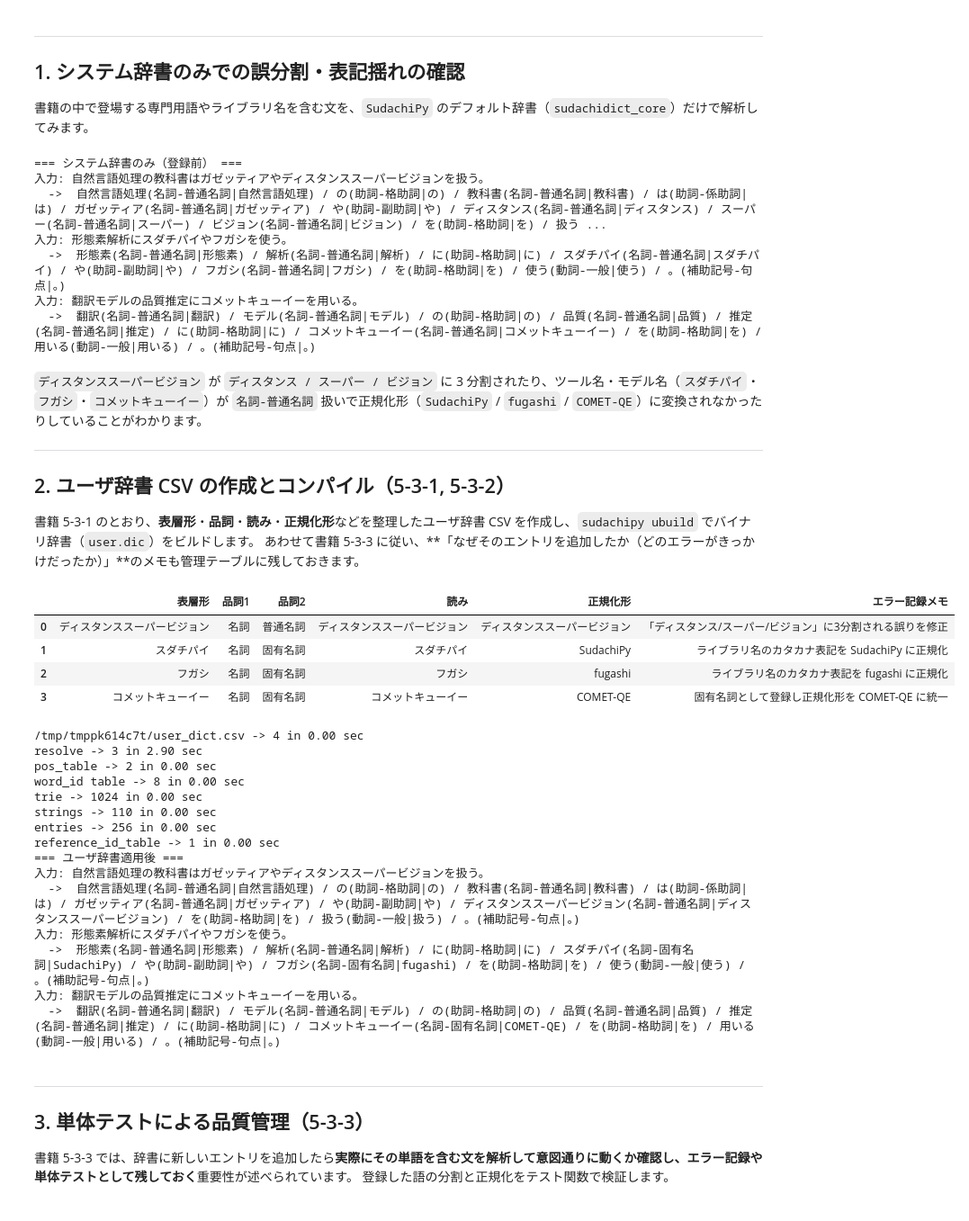
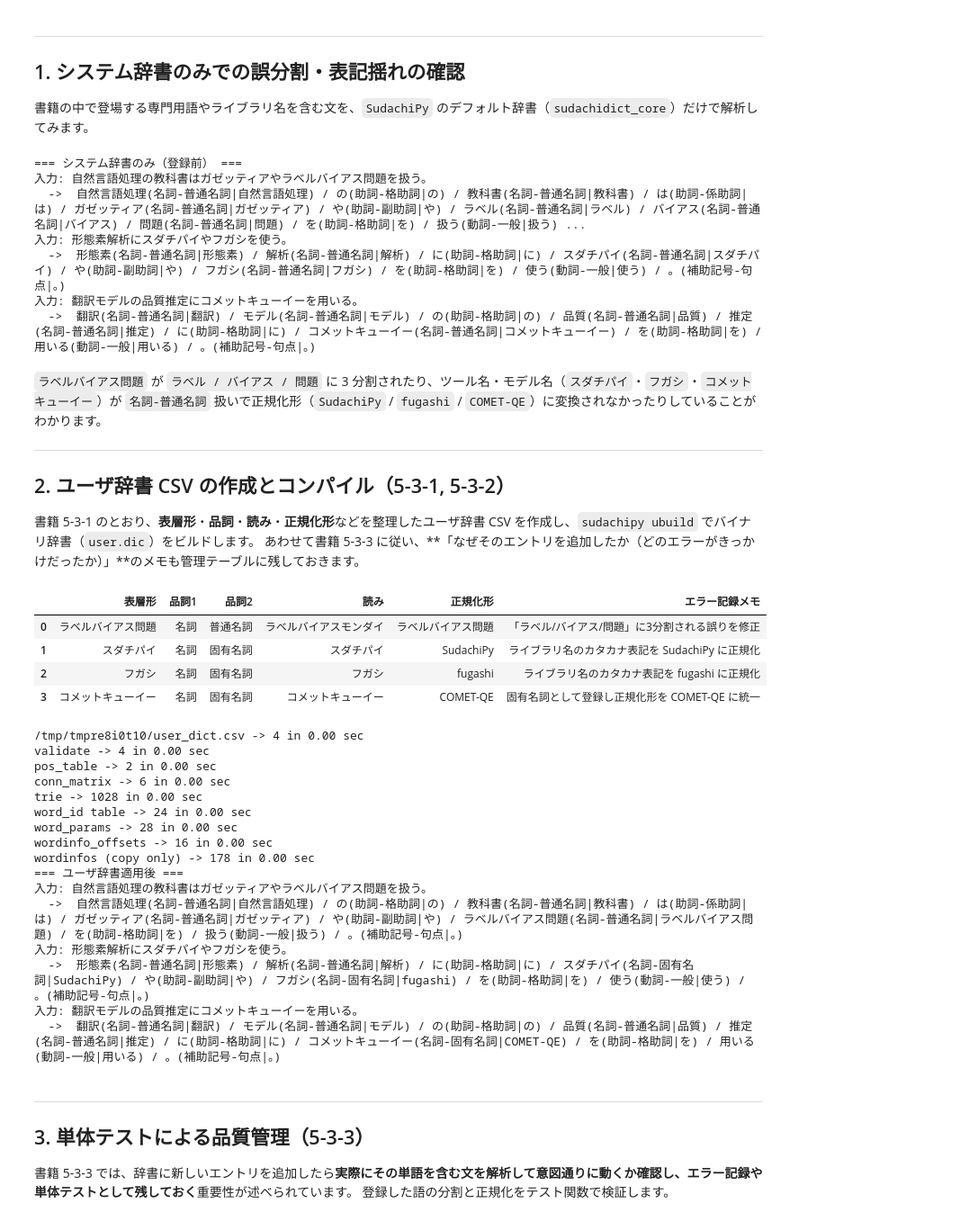
Before and after one commit to mamorlis/nlpbook, a Jupyter notebook: notebooks/ch5_dictionary.ipynb, the cells around one changed output. Shown at 90% size. Drawn from its saved outputs; the diff is of its cells as text; code cells hidden in the pictures.

```diff
--- a/notebooks/ch5_dictionary.ipynb
+++ b/notebooks/ch5_dictionary.ipynb
@@ -49,10 +28,10 @@ from sudachipy import dictionary, tokenizer
 
 書籍の中で登場する専門用語やライブラリ名を含む文を、`SudachiPy` のデフォルト辞書（`sudachidict_core`）だけで解析してみます。
 # %%
-sys_tokenizer = dictionary.Dictionary().tokenizer()
+sys_tokenizer = dictionary.Dictionary().create()
 
 test_sentences = [
-    "自然言語処理の教科書はガゼッティアやディスタンススーパービジョンを扱う。",
+    "自然言語処理の教科書はガゼッティアやラベルバイアス問題を扱う。",
     "形態素解析にスダチパイやフガシを使う。",
     "翻訳モデルの品質推定にコメットキューイーを用いる。",
 ]
@@ -68,14 +47,14 @@ print("=== システム辞書のみ（登録前） ===")
 show_tokens(sys_tokenizer, test_sentences)
 # %% [output]
 === システム辞書のみ（登録前） ===
-入力: 自然言語処理の教科書はガゼッティアやディスタンススーパービジョンを扱う。
-  ->  自然言語処理(名詞-普通名詞|自然言語処理) / の(助詞-格助詞|の) / 教科書(名詞-普通名詞|教科書) / は(助詞-係助詞|は) / ガゼッティア(名詞-普通名詞|ガゼッティア) / や(助詞-副助詞|や) / ディスタンス(名詞-普通名詞|ディスタンス) / スーパー(名詞-普通名詞|スーパー) / ビジョン(名詞-普通名詞|ビジョン) / を(助詞-格助詞|を) / 扱う ...
+入力: 自然言語処理の教科書はガゼッティアやラベルバイアス問題を扱う。
+  ->  自然言語処理(名詞-普通名詞|自然言語処理) / の(助詞-格助詞|の) / 教科書(名詞-普通名詞|教科書) / は(助詞-係助詞|は) / ガゼッティア(名詞-普通名詞|ガゼッティア) / や(助詞-副助詞|や) / ラベル(名詞-普通名詞|ラベル) / バイアス(名詞-普通名詞|バイアス) / 問題(名詞-普通名詞|問題) / を(助詞-格助詞|を) / 扱う(動詞-一般|扱う) ...
 入力: 形態素解析にスダチパイやフガシを使う。
   ->  形態素(名詞-普通名詞|形態素) / 解析(名詞-普通名詞|解析) / に(助詞-格助詞|に) / スダチパイ(名詞-普通名詞|スダチパイ) / や(助詞-副助詞|や) / フガシ(名詞-普通名詞|フガシ) / を(助詞-格助詞|を) / 使う(動詞-一般|使う) / 。(補助記号-句点|。)
 入力: 翻訳モデルの品質推定にコメットキューイーを用いる。
   ->  翻訳(名詞-普通名詞|翻訳) / モデル(名詞-普通名詞|モデル) / の(助詞-格助詞|の) / 品質(名詞-普通名詞|品質) / 推定(名詞-普通名詞|推定) / に(助詞-格助詞|に) / コメットキューイー(名詞-普通名詞|コメットキューイー) / を(助詞-格助詞|を) / 用いる(動詞-一般|用いる) / 。(補助記号-句点|。)
 # %% [markdown]
-`ディスタンススーパービジョン` が `ディスタンス / スーパー / ビジョン` に 3 分割されたり、ツール名・モデル名（`スダチパイ`・`フガシ`・`コメットキューイー`）が `名詞-普通名詞` 扱いで正規化形（`SudachiPy` / `fugashi` / `COMET-QE`）に変換されなかったりしていることがわかります。
+`ラベルバイアス問題` が `ラベル / バイアス / 問題` に 3 分割されたり、ツール名・モデル名（`スダチパイ`・`フガシ`・`コメットキューイー`）が `名詞-普通名詞` 扱いで正規化形（`SudachiPy` / `fugashi` / `COMET-QE`）に変換されなかったりしていることがわかります。
 
 ---
 
@@ -87,7 +66,7 @@ show_tokens(sys_tokenizer, test_sentences)
 # 名詞の標準的な連接コスト ID（4785）を流用して登録
 user_entries = [
     # (表層形, 品詞大, 品詞中, 読み, 正規化形, 登録理由メモ)
-    ("ディスタンススーパービジョン", "名詞", "普通名詞", "ディスタンススーパービジョン", "ディスタンススーパービジョン", "「ディスタンス/スーパー/ビジョン」に3分割される誤りを修正"),
+    ("ラベルバイアス問題", "名詞", "普通名詞", "ラベルバイアスモンダイ", "ラベルバイアス問題", "「ラベル/バイアス/問題」に3分割される誤りを修正"),
     ("スダチパイ", "名詞", "固有名詞", "スダチパイ", "SudachiPy", "ライブラリ名のカタカナ表記を SudachiPy に正規化"),
     ("フガシ", "名詞", "固有名詞", "フガシ", "fugashi", "ライブラリ名のカタカナ表記を fugashi に正規化"),
     ("コメットキューイー", "名詞", "固有名詞", "コメットキューイー", "COMET-QE", "固有名詞として登録し正規化形を COMET-QE に統一"),
@@ -103,49 +82,50 @@ cfg_path = workdir / "sudachi.json"
 
 csv_lines = []
 for surf, pos1, pos2, reading, norm, _ in user_entries:
     # surface,left_id,right_id,cost,headword,pos1,pos2,pos3,pos4,conj1,conj2,reading,normalized,dic_id,split_type,a_unit,b_unit,word_structure
     row = [surf, "4785", "4785", "4000", surf, pos1, pos2, "一般", "*", "*", "*", reading, norm, "*", "A", "*", "*", "*"]
     csv_lines.append(",".join(row))
 
 csv_path.write_text("\n".join(csv_lines) + "\n", encoding="utf-8")
 
 sys_dic = Path(sudachidict_core.__file__).parent / "resources" / "system.dic"
 cand = Path(sys.executable).parent / "sudachipy"
 sudachipy_bin = str(cand) if cand.exists() else (shutil.which("sudachipy") or "sudachipy")
 subprocess.run(
     [sudachipy_bin, "ubuild", "-s", str(sys_dic), "-o", str(dic_path), str(csv_path)],
     check=True,
 )
 
 # ユーザ辞書を有効にする設定ファイルを作成
 base_cfg = json.loads((Path(sudachipy.__file__).parent / "resources" / "sudachi.json").read_text(encoding="utf-8"))
 base_cfg["systemDict"] = str(sys_dic)
 base_cfg["userDict"] = [str(dic_path)]
 for key in ("characterDefinitionFile",):
     if key in base_cfg and not Path(base_cfg[key]).is_absolute():
         base_cfg[key] = str(Path(sudachipy.__file__).parent / "resources" / base_cfg[key])
 cfg_path.write_text(json.dumps(base_cfg, ensure_ascii=False, indent=2), encoding="utf-8")
 
-user_tokenizer = dictionary.Dictionary(config_path=str(cfg_path)).tokenizer()
+user_tokenizer = dictionary.Dictionary(config_path=str(cfg_path)).create()
 print("=== ユーザ辞書適用後 ===")
 show_tokens(user_tokenizer, test_sentences)
 # %% [output]
 |  | 表層形 | 品詞1 | 品詞2 | 読み | 正規化形 | エラー記録メモ |
-| 0 | ディスタンススーパービジョン | 名詞 | 普通名詞 | ディスタンススーパービジョン | ディスタンススーパービジョン | 「ディスタンス/スーパー/ビジョン」に3分割される誤りを修正 |
+| 0 | ラベルバイアス問題 | 名詞 | 普通名詞 | ラベルバイアスモンダイ | ラベルバイアス問題 | 「ラベル/バイアス/問題」に3分割される誤りを修正 |
 | 1 | スダチパイ | 名詞 | 固有名詞 | スダチパイ | SudachiPy | ライブラリ名のカタカナ表記を SudachiPy に正規化 |
 | 2 | フガシ | 名詞 | 固有名詞 | フガシ | fugashi | ライブラリ名のカタカナ表記を fugashi に正規化 |
 | 3 | コメットキューイー | 名詞 | 固有名詞 | コメットキューイー | COMET-QE | 固有名詞として登録し正規化形を COMET-QE に統一 |
-/tmp/tmppk614c7t/user_dict.csv -> 4 in 0.00 sec
-resolve -> 3 in 2.90 sec
+/tmp/tmpre8i0t10/user_dict.csv -> 4 in 0.00 sec
+validate -> 4 in 0.00 sec
 pos_table -> 2 in 0.00 sec
-word_id table -> 8 in 0.00 sec
-trie -> 1024 in 0.00 sec
-strings -> 110 in 0.00 sec
-entries -> 256 in 0.00 sec
-reference_id_table -> 1 in 0.00 sec
+conn_matrix -> 6 in 0.00 sec
+trie -> 1028 in 0.00 sec
+word_id table -> 24 in 0.00 sec
+word_params -> 28 in 0.00 sec
+wordinfo_offsets -> 16 in 0.00 sec
+wordinfos (copy only) -> 178 in 0.00 sec
 === ユーザ辞書適用後 ===
-入力: 自然言語処理の教科書はガゼッティアやディスタンススーパービジョンを扱う。
-  ->  自然言語処理(名詞-普通名詞|自然言語処理) / の(助詞-格助詞|の) / 教科書(名詞-普通名詞|教科書) / は(助詞-係助詞|は) / ガゼッティア(名詞-普通名詞|ガゼッティア) / や(助詞-副助詞|や) / ディスタンススーパービジョン(名詞-普通名詞|ディスタンススーパービジョン) / を(助詞-格助詞|を) / 扱う(動詞-一般|扱う) / 。(補助記号-句点|。)
+入力: 自然言語処理の教科書はガゼッティアやラベルバイアス問題を扱う。
+  ->  自然言語処理(名詞-普通名詞|自然言語処理) / の(助詞-格助詞|の) / 教科書(名詞-普通名詞|教科書) / は(助詞-係助詞|は) / ガゼッティア(名詞-普通名詞|ガゼッティア) / や(助詞-副助詞|や) / ラベルバイアス問題(名詞-普通名詞|ラベルバイアス問題) / を(助詞-格助詞|を) / 扱う(動詞-一般|扱う) / 。(補助記号-句点|。)
 入力: 形態素解析にスダチパイやフガシを使う。
   ->  形態素(名詞-普通名詞|形態素) / 解析(名詞-普通名詞|解析) / に(助詞-格助詞|に) / スダチパイ(名詞-固有名詞|SudachiPy) / や(助詞-副助詞|や) / フガシ(名詞-固有名詞|fugashi) / を(助詞-格助詞|を) / 使う(動詞-一般|使う) / 。(補助記号-句点|。)
 入力: 翻訳モデルの品質推定にコメットキューイーを用いる。
```
Also changed, not shown: parts of 2 cells of this notebook, 26 other files.
